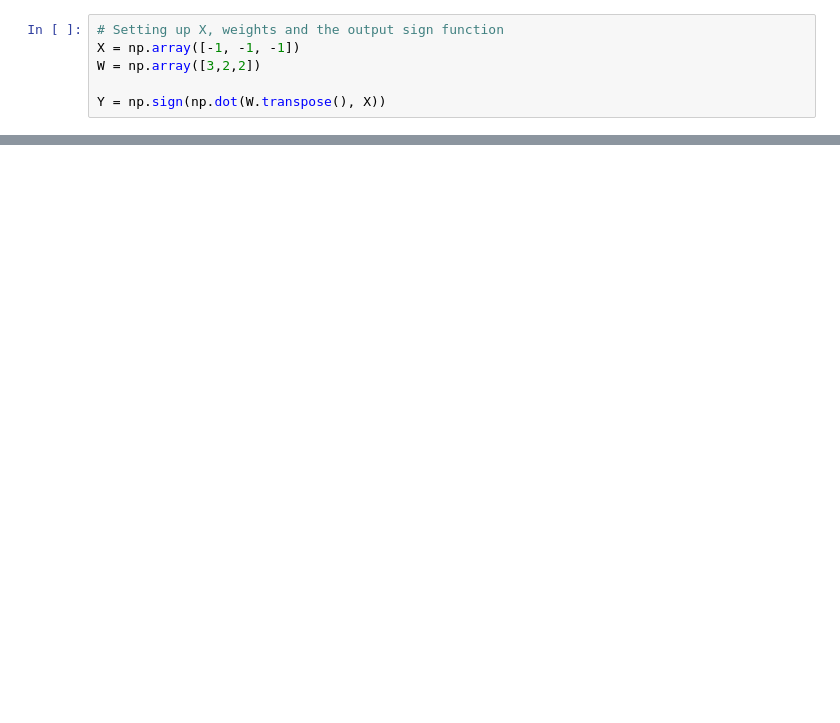
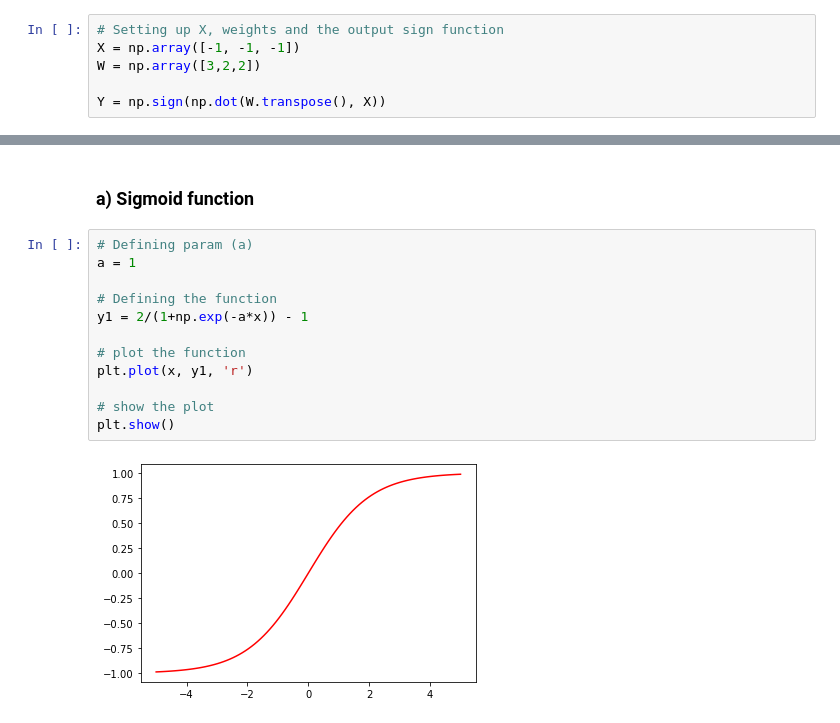
Before and after one commit to ahmedtarek-/MNS_CP_2022, a Jupyter notebook: Assignment 1.ipynb, the cells around one changed output, grey strips where cells are left out. Cells and saved outputs as stored; diff of their text form; blank space fills up the shorter version.

```diff
--- a/Assignment 1.ipynb
+++ b/Assignment 1.ipynb
@@ -27,0 +63,16 @@ for x1: -1, x2: -1 - Y: -1
+# %% [markdown]
+### a) Sigmoid function
+# %%
+# Defining param (a)
+a = 1
+
+# Defining the function
+y1 = 2/(1+np.exp(-a*x)) - 1
+
+# plot the function
+plt.plot(x, y1, 'r')
+
+# show the plot
+plt.show()
+# %% [output]
+[figure, added]
```
Also changed, not shown: parts of 13 cells of this notebook.
